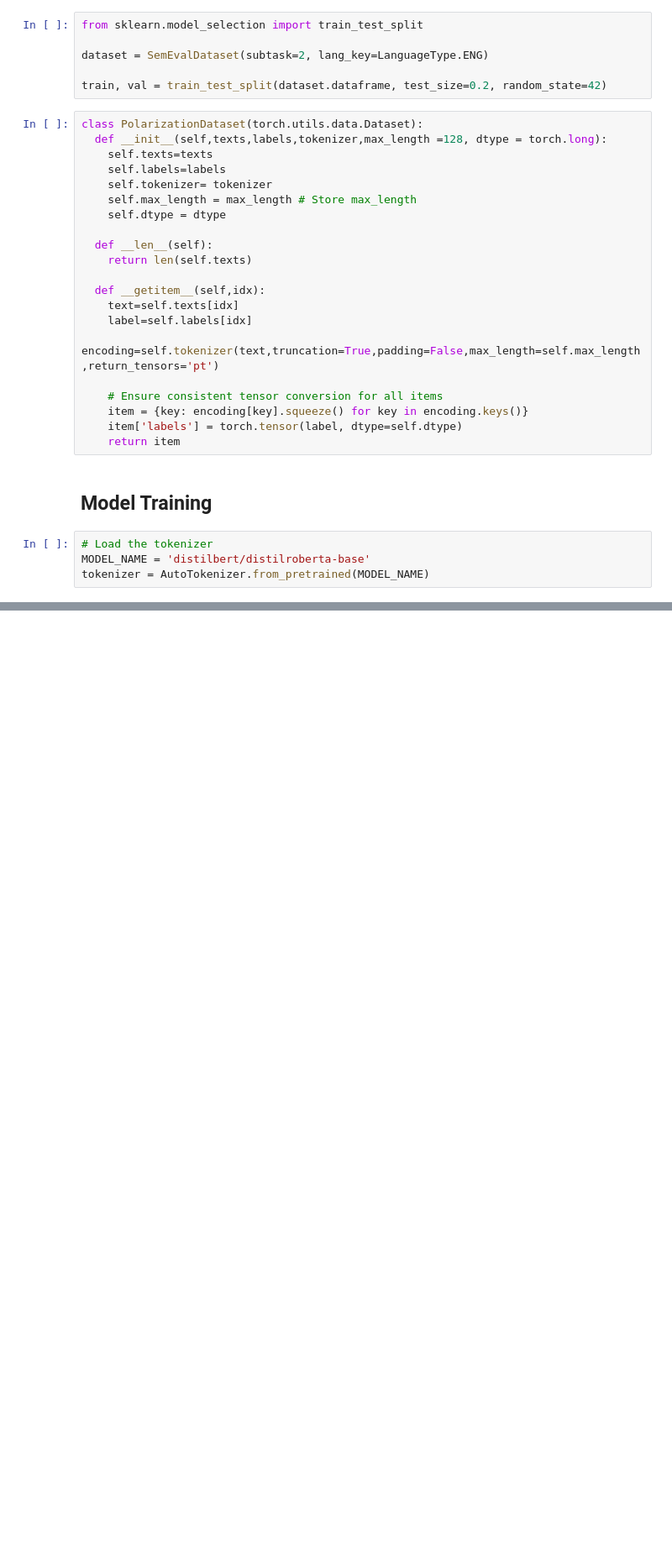
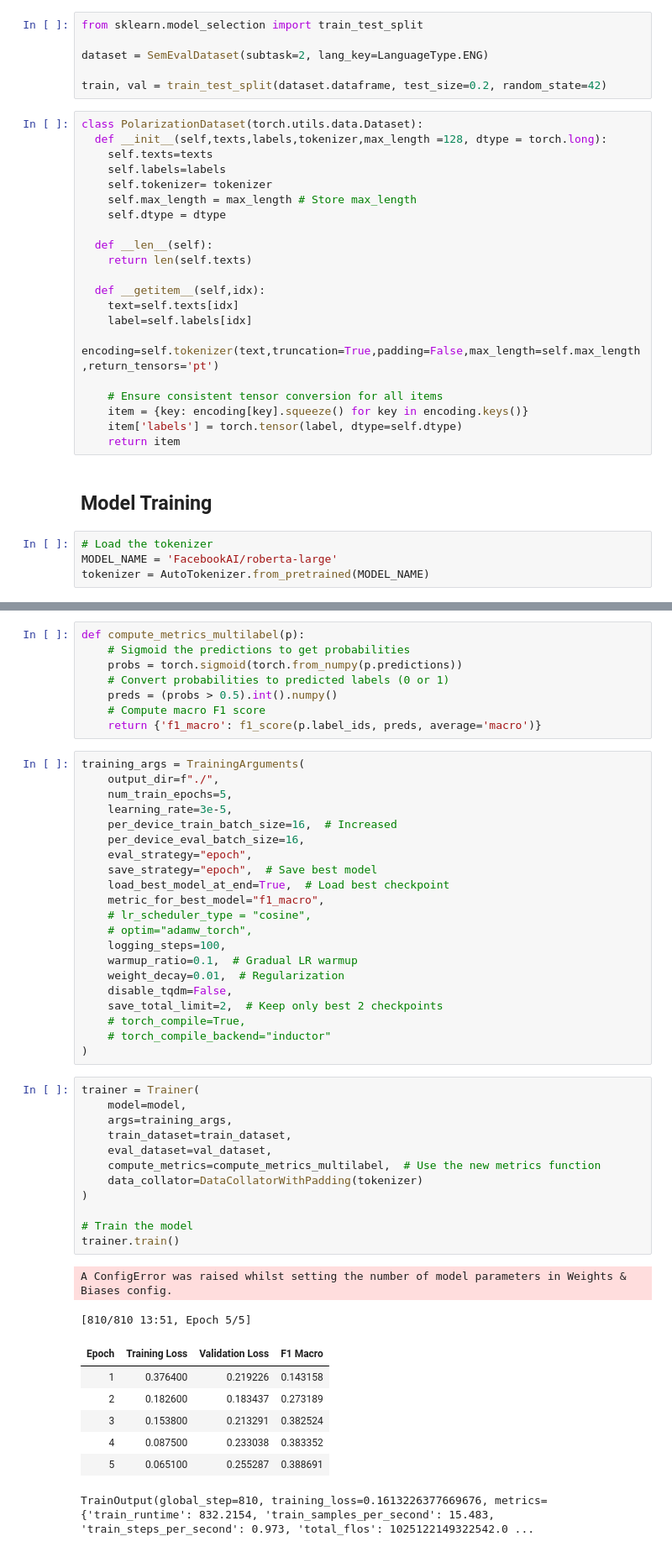
Before and after one commit to Abdulrasheed1729/polar-semeval-2026, a Jupyter notebook: task_2.ipynb, the cells around one changed output, grey strips where cells are left out. Shown: that part at 84% size. Cells and saved outputs as stored; diff of their text form; blank space fills up the shorter version.

```diff
--- a/task_2.ipynb
+++ b/task_2.ipynb
@@ -52,5 +65,5 @@ class PolarizationDataset(torch.utils.data.Dataset):
 ## Model Training
 # %%
 # Load the tokenizer
-MODEL_NAME = 'distilbert/distilroberta-base'
+MODEL_NAME = 'FacebookAI/roberta-large'
 tokenizer = AutoTokenizer.from_pretrained(MODEL_NAME)
@@ -56,0 +93,51 @@ tokenizer = AutoTokenizer.from_pretrained(MODEL_NAME)
+# %%
+def compute_metrics_multilabel(p):
+    # Sigmoid the predictions to get probabilities
+    probs = torch.sigmoid(torch.from_numpy(p.predictions))
+    # Convert probabilities to predicted labels (0 or 1)
+    preds = (probs > 0.5).int().numpy()
+    # Compute macro F1 score
+    return {'f1_macro': f1_score(p.label_ids, preds, average='macro')}
+# %%
+training_args = TrainingArguments(
+    output_dir=f"./",
+    num_train_epochs=5,
+    learning_rate=3e-5,
+    per_device_train_batch_size=16,  # Increased
+    per_device_eval_batch_size=16,
+    eval_strategy="epoch",
+    save_strategy="epoch",  # Save best model
+    load_best_model_at_end=True,  # Load best checkpoint
+    metric_for_best_model="f1_macro",
+    # lr_scheduler_type = "cosine",
+    # optim="adamw_torch",
+    logging_steps=100,
+    warmup_ratio=0.1,  # Gradual LR warmup
+    weight_decay=0.01,  # Regularization
+    disable_tqdm=False,
+    save_total_limit=2,  # Keep only best 2 checkpoints
+    # torch_compile=True,
+    # torch_compile_backend="inductor"
+)
+# %%
+trainer = Trainer(
+    model=model,
+    args=training_args,
+    train_dataset=train_dataset,
+    eval_dataset=val_dataset,
+    compute_metrics=compute_metrics_multilabel,  # Use the new metrics function
+    data_collator=DataCollatorWithPadding(tokenizer)
+)
+
+# Train the model
+trainer.train()
+# %% [output]
+A ConfigError was raised whilst setting the number of model parameters in Weights & Biases config.
+[810/810 13:51, Epoch 5/5]
+| Epoch | Training Loss | Validation Loss | F1 Macro |
+| 1 | 0.376400 | 0.219226 | 0.143158 |
+| 2 | 0.182600 | 0.183437 | 0.273189 |
+| 3 | 0.153800 | 0.213291 | 0.382524 |
+| 4 | 0.087500 | 0.233038 | 0.383352 |
+| 5 | 0.065100 | 0.255287 | 0.388691 |
+TrainOutput(global_step=810, training_loss=0.1613226377669676, metrics={'train_runtime': 832.2154, 'train_samples_per_second': 15.483, 'train_steps_per_second': 0.973, 'total_flos': 1025122149322542.0 ...
```
Also changed, not shown: parts of 10 cells of this notebook.
